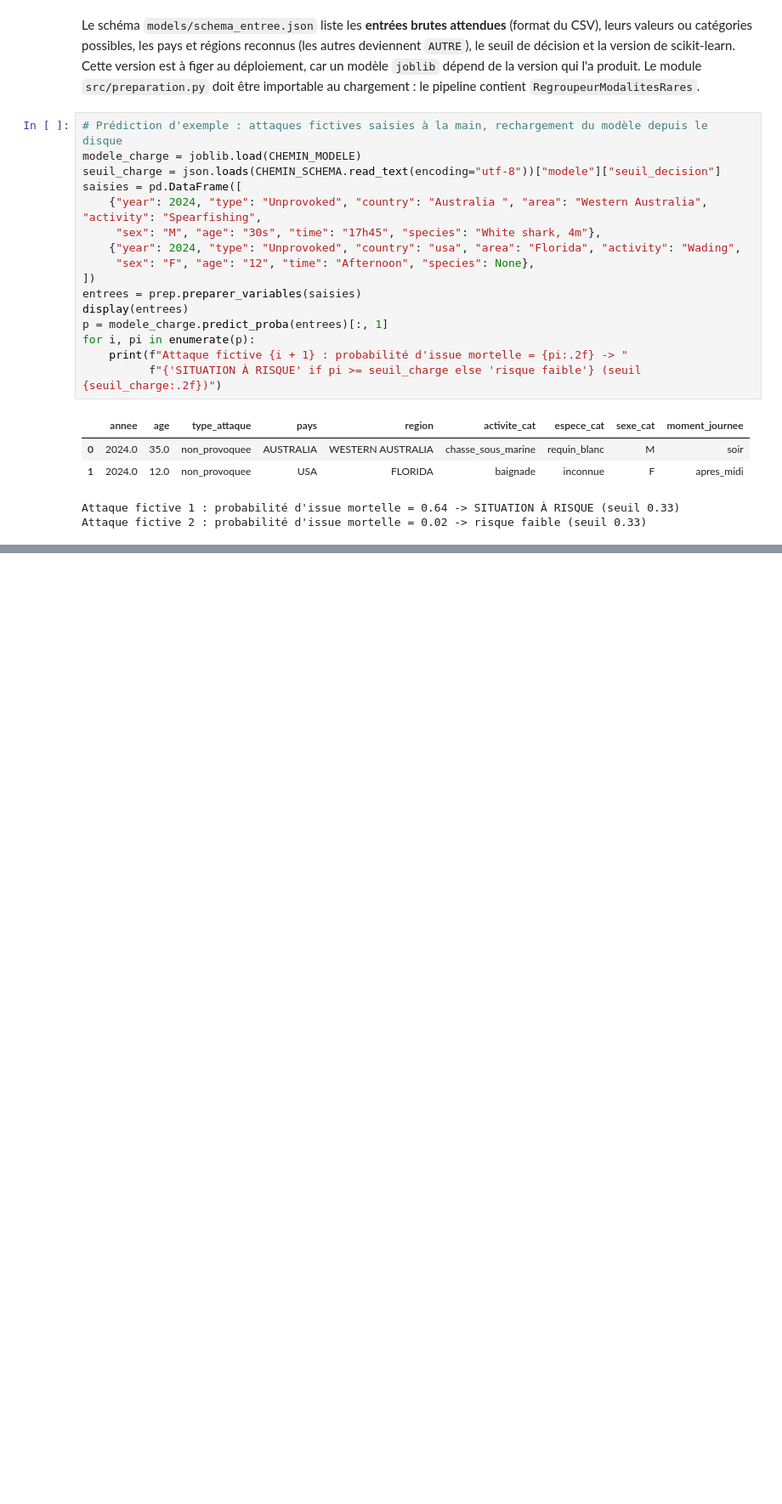
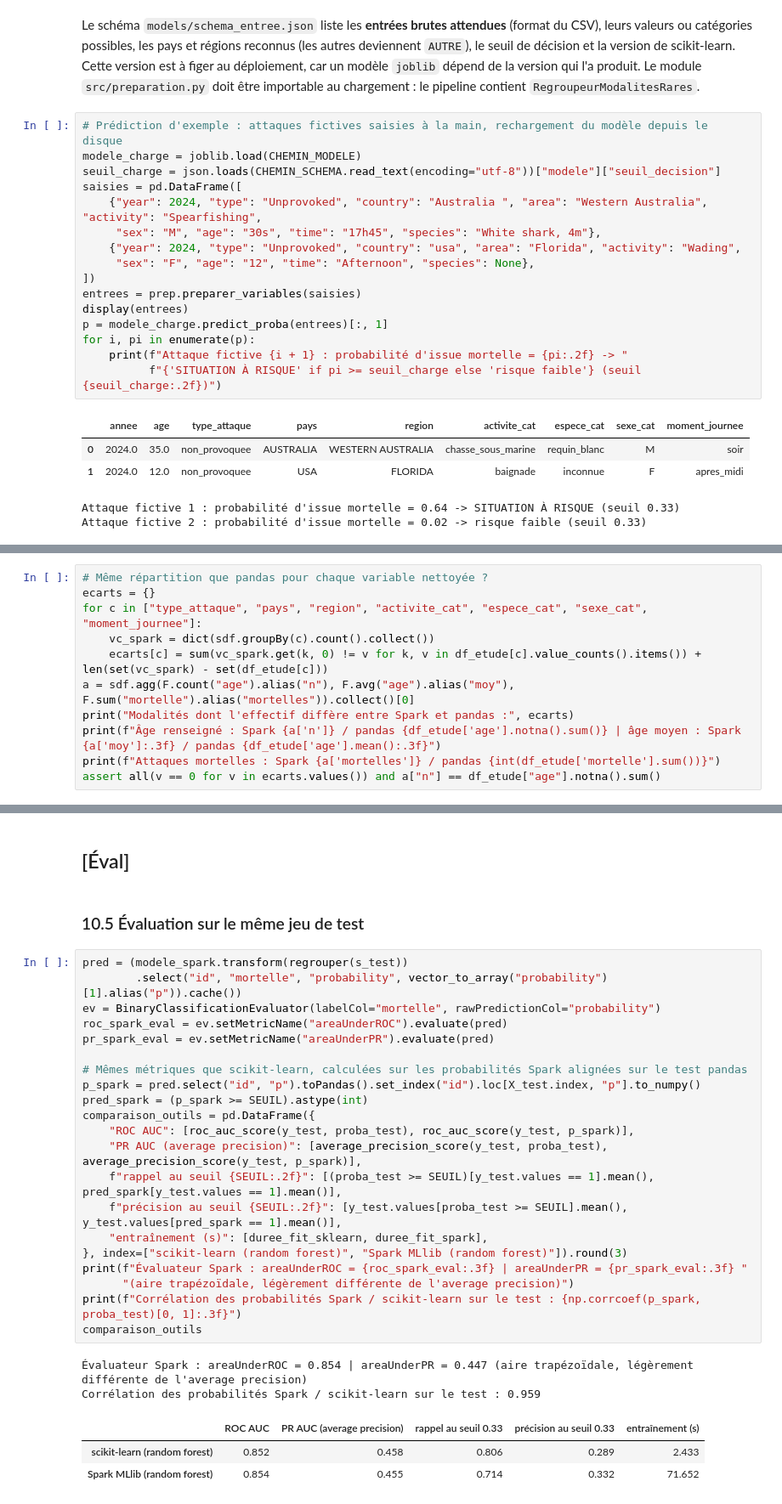
Before and after one commit to Fadidouda/TP3_ID05, a Jupyter notebook: Small/etape1_requins.ipynb, the cells around one changed output, grey strips where cells are left out. Shown at 85% size. Cells and saved outputs as stored; diff of their text form; blank space fills up the shorter version.

```diff
--- a/small_requins/etape1_requins.ipynb
+++ b/Small/etape1_requins.ipynb
@@ -1311,0 +1506,11 @@ C'est cohérent avec l'EDA et l'importance des variables.
+# %%
+# Même répartition que pandas pour chaque variable nettoyée ?
+ecarts = {}
+for c in ["type_attaque", "pays", "region", "activite_cat", "espece_cat", "sexe_cat", "moment_journee"]:
+    vc_spark = dict(sdf.groupBy(c).count().collect())
+    ecarts[c] = sum(vc_spark.get(k, 0) != v for k, v in df_etude[c].value_counts().items()) + len(set(vc_spark) - set(df_etude[c]))
+a = sdf.agg(F.count("age").alias("n"), F.avg("age").alias("moy"), F.sum("mortelle").alias("mortelles")).collect()[0]
+print("Modalités dont l'effectif diffère entre Spark et pandas :", ecarts)
+print(f"Âge renseigné : Spark {a['n']} / pandas {df_etude['age'].notna().sum()} | âge moyen : Spark {a['moy']:.3f} / pandas {df_etude['age'].mean():.3f}")
+print(f"Attaques mortelles : Spark {a['mortelles']} / pandas {int(df_etude['mortelle'].sum())}")
+assert all(v == 0 for v in ecarts.values()) and a["n"] == df_etude["age"].notna().sum()
@@ -1311,0 +1628,31 @@ C'est cohérent avec l'EDA et l'importance des variables.
+# %% [markdown]
+## [Éval]
+# %% [markdown]
+### 10.5 Évaluation sur le même jeu de test
+# %%
+pred = (modele_spark.transform(regrouper(s_test))
+        .select("id", "mortelle", "probability", vector_to_array("probability")[1].alias("p")).cache())
+ev = BinaryClassificationEvaluator(labelCol="mortelle", rawPredictionCol="probability")
+roc_spark_eval = ev.setMetricName("areaUnderROC").evaluate(pred)
+pr_spark_eval = ev.setMetricName("areaUnderPR").evaluate(pred)
+
+# Mêmes métriques que scikit-learn, calculées sur les probabilités Spark alignées sur le test pandas
+p_spark = pred.select("id", "p").toPandas().set_index("id").loc[X_test.index, "p"].to_numpy()
+pred_spark = (p_spark >= SEUIL).astype(int)
+comparaison_outils = pd.DataFrame({
+    "ROC AUC": [roc_auc_score(y_test, proba_test), roc_auc_score(y_test, p_spark)],
+    "PR AUC (average precision)": [average_precision_score(y_test, proba_test), average_precision_score(y_test, p_spark)],
+    f"rappel au seuil {SEUIL:.2f}": [(proba_test >= SEUIL)[y_test.values == 1].mean(), pred_spark[y_test.values == 1].mean()],
+    f"précision au seuil {SEUIL:.2f}": [y_test.values[proba_test >= SEUIL].mean(), y_test.values[pred_spark == 1].mean()],
+    "entraînement (s)": [duree_fit_sklearn, duree_fit_spark],
+}, index=["scikit-learn (random forest)", "Spark MLlib (random forest)"]).round(3)
+print(f"Évaluateur Spark : areaUnderROC = {roc_spark_eval:.3f} | areaUnderPR = {pr_spark_eval:.3f} "
+      "(aire trapézoïdale, légèrement différente de l'average precision)")
+print(f"Corrélation des probabilités Spark / scikit-learn sur le test : {np.corrcoef(p_spark, proba_test)[0, 1]:.3f}")
+comparaison_outils
+# %% [output]
+Évaluateur Spark : areaUnderROC = 0.854 | areaUnderPR = 0.447 (aire trapézoïdale, légèrement différente de l'average precision)
+Corrélation des probabilités Spark / scikit-learn sur le test : 0.959
+|  | ROC AUC | PR AUC (average precision) | rappel au seuil 0.33 | précision au seuil 0.33 | entraînement (s) |
+| scikit-learn (random forest) | 0.852 | 0.458 | 0.806 | 0.289 | 2.433 |
+| Spark MLlib (random forest) | 0.854 | 0.455 | 0.714 | 0.332 | 71.652 |
```
Also changed, not shown: parts of 42 cells of this notebook, 13 other files.
